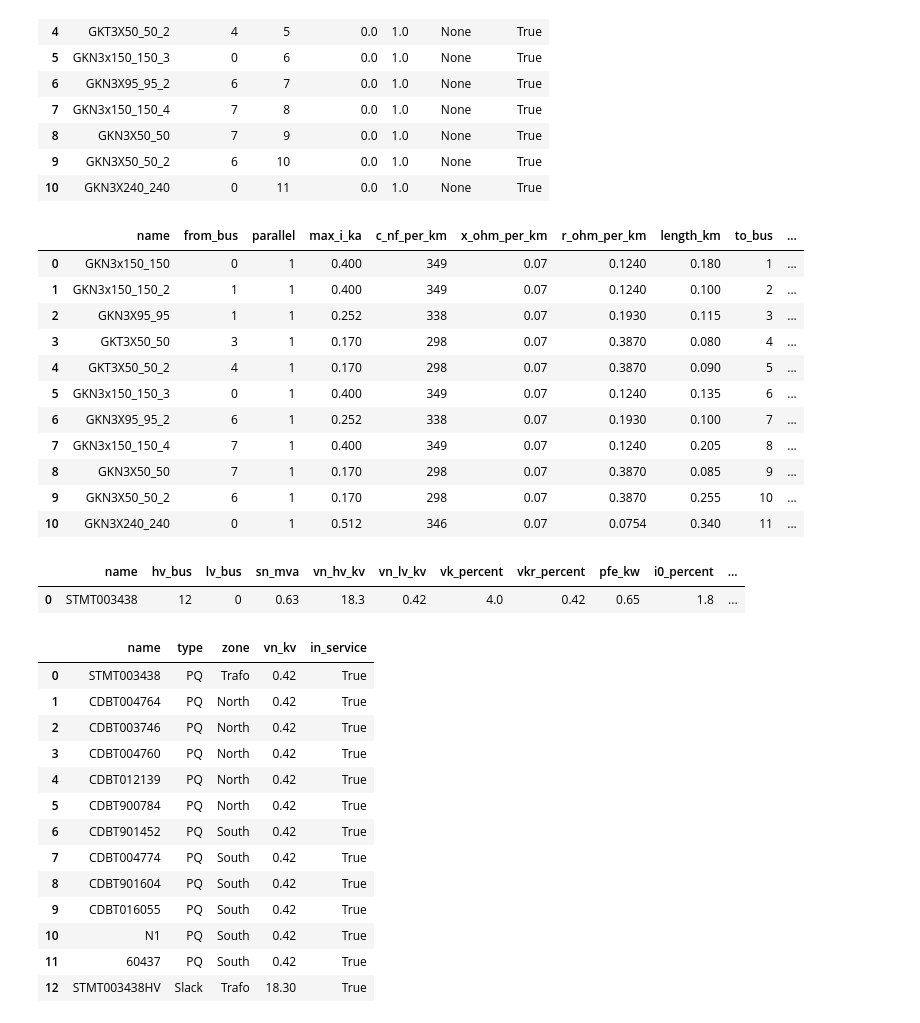
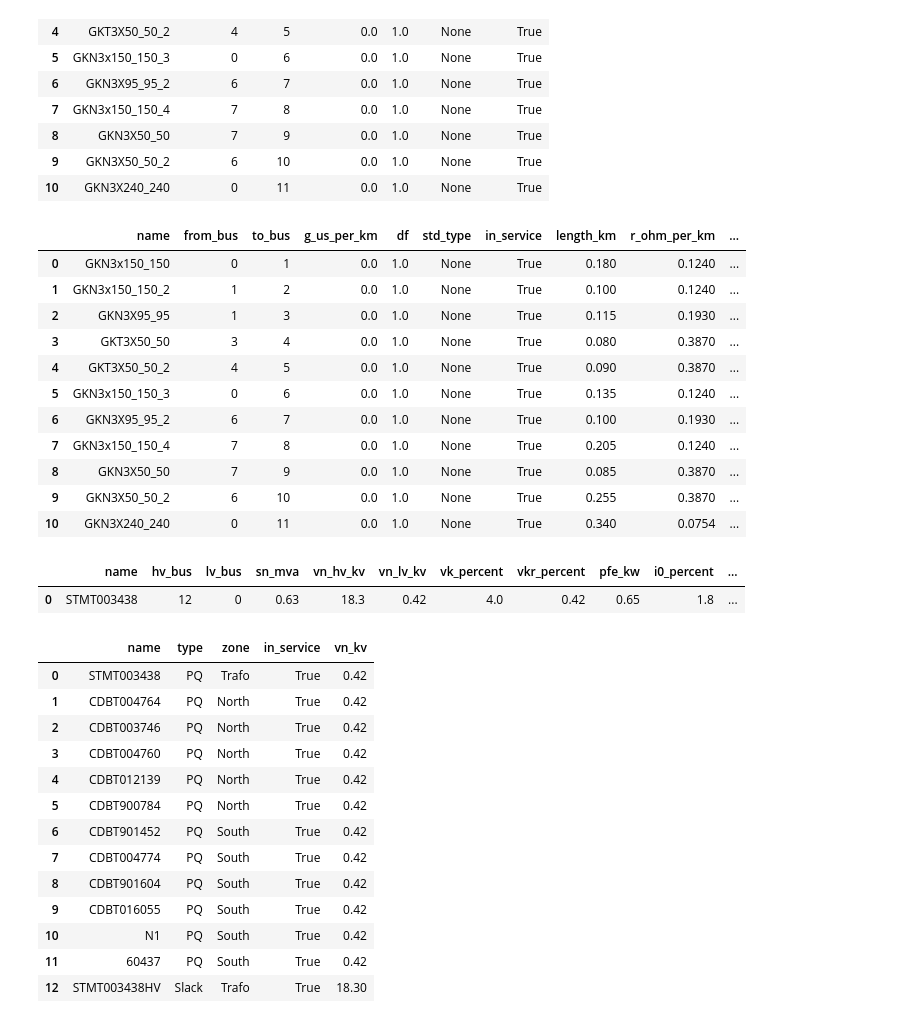
Before and after one commit to sebastien-pfister/rhtlab, a Jupyter notebook: mini-projet-trey-pp/your_jupyter_notebook.ipynb, the cells around one changed output. Cells and saved outputs as stored; diff of their text form; code cells hidden in the pictures.

```diff
--- a/mini-projet-trey-pp/your_jupyter_notebook.ipynb
+++ b/mini-projet-trey-pp/your_jupyter_notebook.ipynb
@@ -45,51 +45,50 @@ net_pickle.line
 | 9 | GKN3X50_50_2 | 6 | 10 | 0.0 | 1.0 | None | True |
 | 10 | GKN3X240_240 | 0 | 11 | 0.0 | 1.0 | None | True |
 # %%
-# Configure les paramètres des lignes du réseau
-net_pickle.line.insert(2,"length_km", [0.18, 0.1, 0.115, 0.08, 0.09, 0.135, 0.1, 0.205, 0.085, 0.255, 0.340])
-net_pickle.line.insert(2, "r_ohm_per_km", [0.124, 0.124, 0.193, 0.387, 0.387, 0.124, 0.193, 0.124, 0.387, 0.387, 0.0754])
-net_pickle.line.insert(2, "x_ohm_per_km", [0.07, 0.07, 0.07, 0.07, 0.07, 0.07, 0.07, 0.07, 0.07, 0.07, 0.07])
-net_pickle.line.insert(2, "c_nf_per_km", [349, 349, 338, 298, 298, 349, 338, 349, 298, 298, 346])
-net_pickle.line.insert(2, "max_i_ka", [0.4, 0.4, 0.252, 0.170, 0.170, 0.4, 0.252, 0.4, 0.170, 0.170, 0.512])
-net_pickle.line.insert(2, "parallel", [1, 1, 1, 1, 1, 1, 1, 1, 1, 1, 1])
+net_pickle.line.loc[:, "length_km"] = [0.18, 0.1, 0.115, 0.08, 0.09, 0.135, 0.1, 0.205, 0.085, 0.255, 0.340]
+net_pickle.line.loc[:, "r_ohm_per_km"] = [0.124, 0.124, 0.193, 0.387, 0.387, 0.124, 0.193, 0.124, 0.387, 0.387, 0.0754]
+net_pickle.line.loc[:, "x_ohm_per_km"] = [0.07] * 11
+net_pickle.line.loc[:, "c_nf_per_km"] = [349, 349, 338, 298, 298, 349, 338, 349, 298, 298, 346]
+net_pickle.line.loc[:, "max_i_ka"] = [0.4, 0.4, 0.252, 0.170, 0.170, 0.4, 0.252, 0.4, 0.170, 0.170, 0.512]
+net_pickle.line.loc[:, "parallel"] = [1] * 11
 # %%
 net_pickle.line
 # %% [output]
-|  | name | from_bus | parallel | max_i_ka | c_nf_per_km | x_ohm_per_km | r_ohm_per_km | length_km | to_bus | ... |
-| 0 | GKN3x150_150 | 0 | 1 | 0.400 | 349 | 0.07 | 0.1240 | 0.180 | 1 | ... |
-| 1 | GKN3x150_150_2 | 1 | 1 | 0.400 | 349 | 0.07 | 0.1240 | 0.100 | 2 | ... |
-| 2 | GKN3X95_95 | 1 | 1 | 0.252 | 338 | 0.07 | 0.1930 | 0.115 | 3 | ... |
-| 3 | GKT3X50_50 | 3 | 1 | 0.170 | 298 | 0.07 | 0.3870 | 0.080 | 4 | ... |
-| 4 | GKT3X50_50_2 | 4 | 1 | 0.170 | 298 | 0.07 | 0.3870 | 0.090 | 5 | ... |
-| 5 | GKN3x150_150_3 | 0 | 1 | 0.400 | 349 | 0.07 | 0.1240 | 0.135 | 6 | ... |
-| 6 | GKN3X95_95_2 | 6 | 1 | 0.252 | 338 | 0.07 | 0.1930 | 0.100 | 7 | ... |
-| 7 | GKN3x150_150_4 | 7 | 1 | 0.400 | 349 | 0.07 | 0.1240 | 0.205 | 8 | ... |
-| 8 | GKN3X50_50 | 7 | 1 | 0.170 | 298 | 0.07 | 0.3870 | 0.085 | 9 | ... |
-| 9 | GKN3X50_50_2 | 6 | 1 | 0.170 | 298 | 0.07 | 0.3870 | 0.255 | 10 | ... |
-| 10 | GKN3X240_240 | 0 | 1 | 0.512 | 346 | 0.07 | 0.0754 | 0.340 | 11 | ... |
+|  | name | from_bus | to_bus | g_us_per_km | df | std_type | in_service | length_km | r_ohm_per_km | ... |
+| 0 | GKN3x150_150 | 0 | 1 | 0.0 | 1.0 | None | True | 0.180 | 0.1240 | ... |
+| 1 | GKN3x150_150_2 | 1 | 2 | 0.0 | 1.0 | None | True | 0.100 | 0.1240 | ... |
+| 2 | GKN3X95_95 | 1 | 3 | 0.0 | 1.0 | None | True | 0.115 | 0.1930 | ... |
+| 3 | GKT3X50_50 | 3 | 4 | 0.0 | 1.0 | None | True | 0.080 | 0.3870 | ... |
+| 4 | GKT3X50_50_2 | 4 | 5 | 0.0 | 1.0 | None | True | 0.090 | 0.3870 | ... |
+| 5 | GKN3x150_150_3 | 0 | 6 | 0.0 | 1.0 | None | True | 0.135 | 0.1240 | ... |
+| 6 | GKN3X95_95_2 | 6 | 7 | 0.0 | 1.0 | None | True | 0.100 | 0.1930 | ... |
+| 7 | GKN3x150_150_4 | 7 | 8 | 0.0 | 1.0 | None | True | 0.205 | 0.1240 | ... |
+| 8 | GKN3X50_50 | 7 | 9 | 0.0 | 1.0 | None | True | 0.085 | 0.3870 | ... |
+| 9 | GKN3X50_50_2 | 6 | 10 | 0.0 | 1.0 | None | True | 0.255 | 0.3870 | ... |
+| 10 | GKN3X240_240 | 0 | 11 | 0.0 | 1.0 | None | True | 0.340 | 0.0754 | ... |
 # %%
 net_pickle.trafo # Affiche les informations des transformateurs, ici un seul transformateur
 # %% [output]
 |  | name | hv_bus | lv_bus | sn_mva | vn_hv_kv | vn_lv_kv | vk_percent | vkr_percent | pfe_kw | i0_percent | ... |
 | 0 | STMT003438 | 12 | 0 | 0.63 | 18.3 | 0.42 | 4.0 | 0.42 | 0.65 | 1.8 | ... |
 # %%
-net_pickle.bus.insert(3, "vn_kv", [0.42, 0.42, 0.42, 0.42, 0.42, 0.42, 0.42, 0.42, 0.42, 0.42, 0.42, 0.42, 18.3]) # Ajoute la tension nominale aux bus
+net_pickle.bus.loc[:, "vn_kv"] = [0.42] * 12 + [18.3]
 net_pickle.bus
 # %% [output]
-|  | name | type | zone | vn_kv | in_service |
-| 0 | STMT003438 | PQ | Trafo | 0.42 | True |
-| 1 | CDBT004764 | PQ | North | 0.42 | True |
-| 2 | CDBT003746 | PQ | North | 0.42 | True |
-| 3 | CDBT004760 | PQ | North | 0.42 | True |
-| 4 | CDBT012139 | PQ | North | 0.42 | True |
-| 5 | CDBT900784 | PQ | North | 0.42 | True |
-| 6 | CDBT901452 | PQ | South | 0.42 | True |
-| 7 | CDBT004774 | PQ | South | 0.42 | True |
-| 8 | CDBT901604 | PQ | South | 0.42 | True |
-| 9 | CDBT016055 | PQ | South | 0.42 | True |
-| 10 | N1 | PQ | South | 0.42 | True |
-| 11 | 60437 | PQ | South | 0.42 | True |
-| 12 | STMT003438HV | Slack | Trafo | 18.30 | True |
+|  | name | type | zone | in_service | vn_kv |
+| 0 | STMT003438 | PQ | Trafo | True | 0.42 |
+| 1 | CDBT004764 | PQ | North | True | 0.42 |
+| 2 | CDBT003746 | PQ | North | True | 0.42 |
+| 3 | CDBT004760 | PQ | North | True | 0.42 |
+| 4 | CDBT012139 | PQ | North | True | 0.42 |
+| 5 | CDBT900784 | PQ | North | True | 0.42 |
+| 6 | CDBT901452 | PQ | South | True | 0.42 |
+| 7 | CDBT004774 | PQ | South | True | 0.42 |
+| 8 | CDBT901604 | PQ | South | True | 0.42 |
+| 9 | CDBT016055 | PQ | South | True | 0.42 |
+| 10 | N1 | PQ | South | True | 0.42 |
+| 11 | 60437 | PQ | South | True | 0.42 |
+| 12 | STMT003438HV | Slack | Trafo | True | 18.30 |
 # %%
 # Dans un foyer typique, la consommation électrique moyen est d'envrion 5000 kwH par an, ce qui équivaut
 # à une puissance active moyenne de 570 W par foyer. un foyer possédant principalement des charges résistives, le cosφ est proche de 1
```
Also changed, not shown: parts of 8 cells of this notebook, 38 other files.
